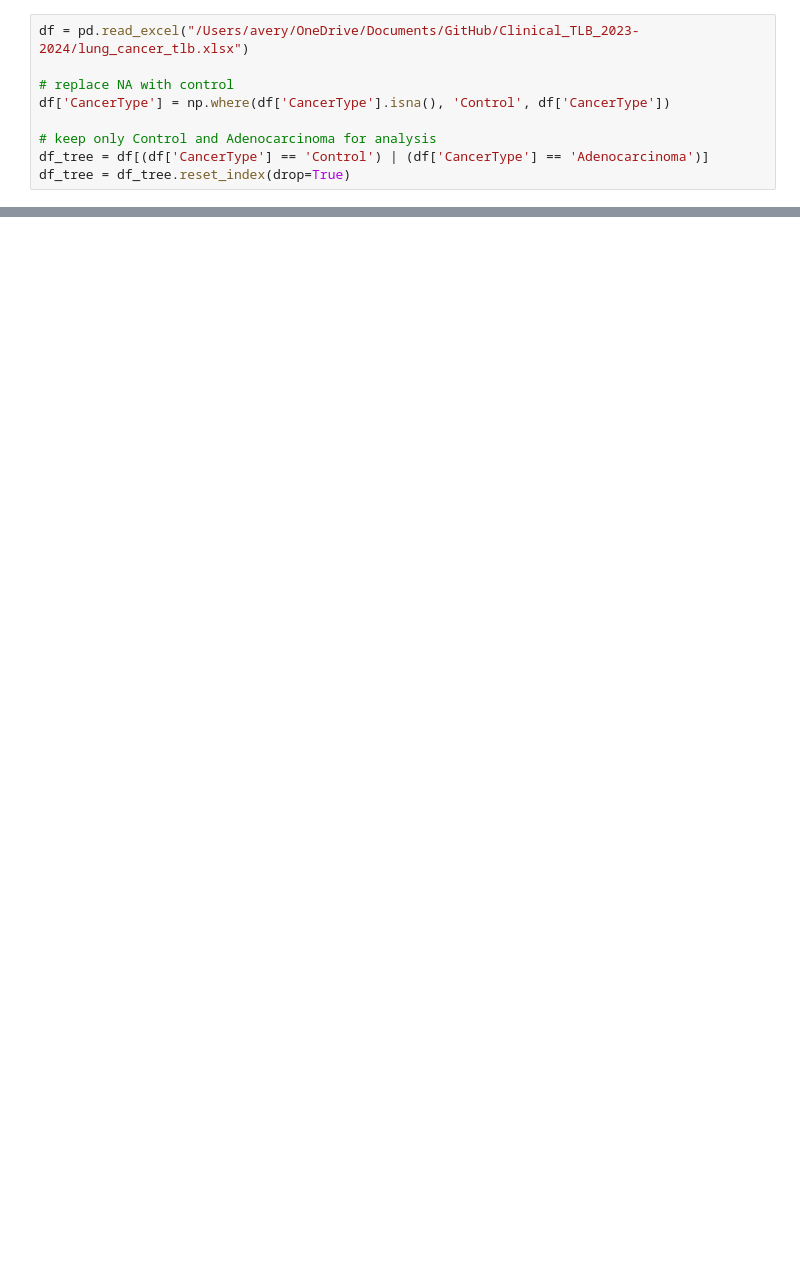
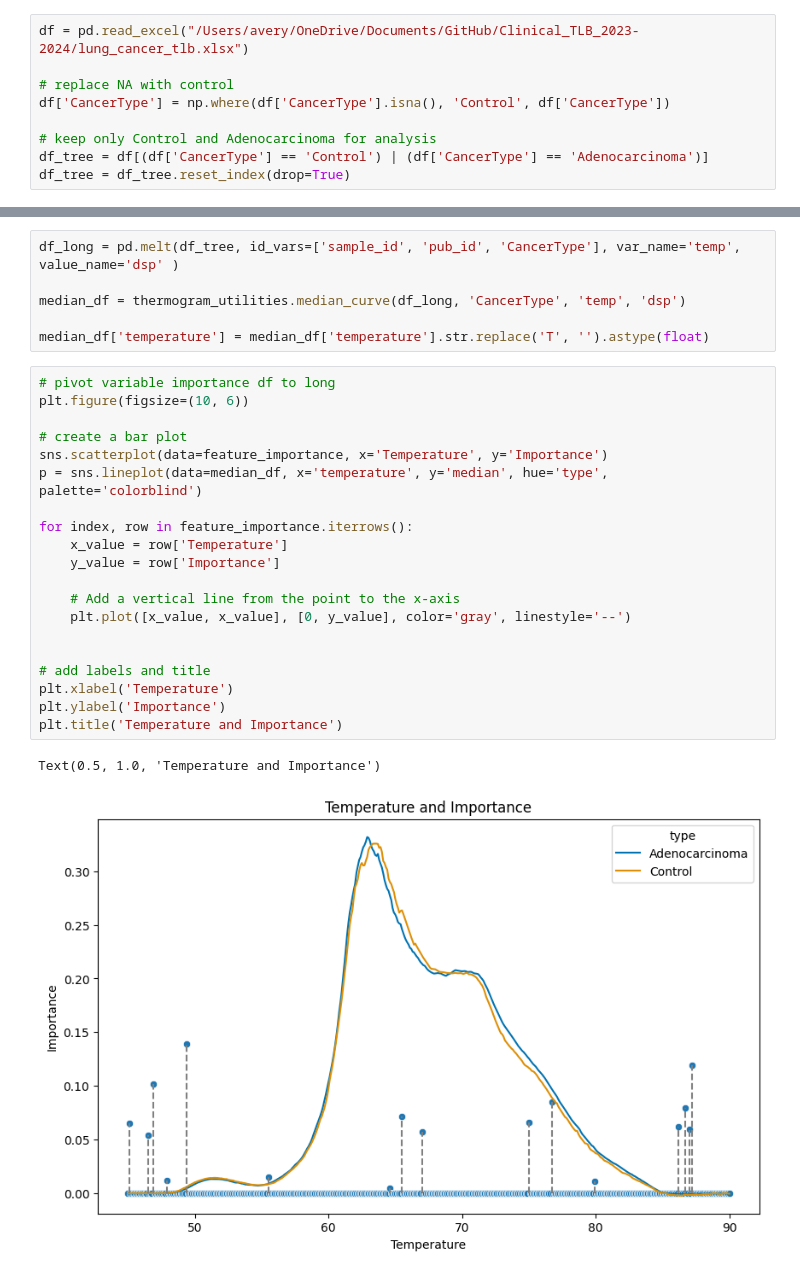
Before and after one commit to ave-bell/Clinical_TLB_2023-2024, a Jupyter notebook: weekly_jupyter_nbs/week_7_bootstrap_grid_search.ipynb, the cells around one changed output, grey strips where cells are left out. Drawn from its saved outputs; the diff is of its cells as text; blank space fills up the shorter version.

```diff
--- a/weekly_jupyter_nbs/week_7_bootstrap_grid_search.ipynb
+++ b/weekly_jupyter_nbs/week_7_bootstrap_grid_search.ipynb
@@ -123,0 +119,29 @@ feature_importance = pd.DataFrame({"Temperature":temps, "Importance": feature_im
+# %%
+df_long = pd.melt(df_tree, id_vars=['sample_id', 'pub_id', 'CancerType'], var_name='temp', value_name='dsp' )
+
+median_df = thermogram_utilities.median_curve(df_long, 'CancerType', 'temp', 'dsp')
+
+median_df['temperature'] = median_df['temperature'].str.replace('T', '').astype(float)
+# %%
+# pivot variable importance df to long
+plt.figure(figsize=(10, 6))
+
+# create a bar plot
+sns.scatterplot(data=feature_importance, x='Temperature', y='Importance')
+p = sns.lineplot(data=median_df, x='temperature', y='median', hue='type', palette='colorblind')
+
+for index, row in feature_importance.iterrows():
+    x_value = row['Temperature']
+    y_value = row['Importance']
+
+    # Add a vertical line from the point to the x-axis
+    plt.plot([x_value, x_value], [0, y_value], color='gray', linestyle='--')
+
+
+# add labels and title
+plt.xlabel('Temperature')
+plt.ylabel('Importance')
+plt.title('Temperature and Importance')
+# %% [output]
+Text(0.5, 1.0, 'Temperature and Importance')
+[figure, added]
```
Also changed, not shown: parts of 7 cells of this notebook, 12 other files.
